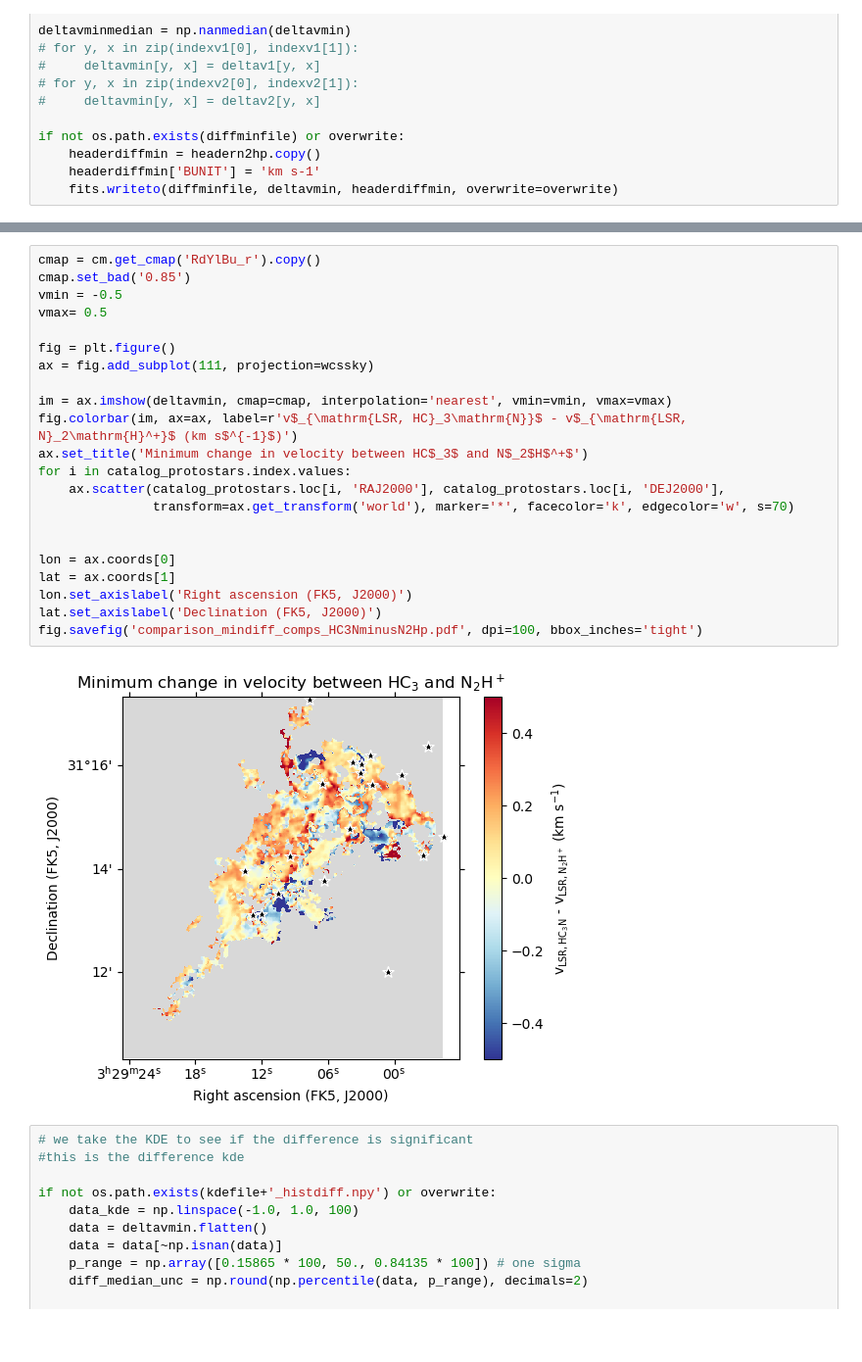
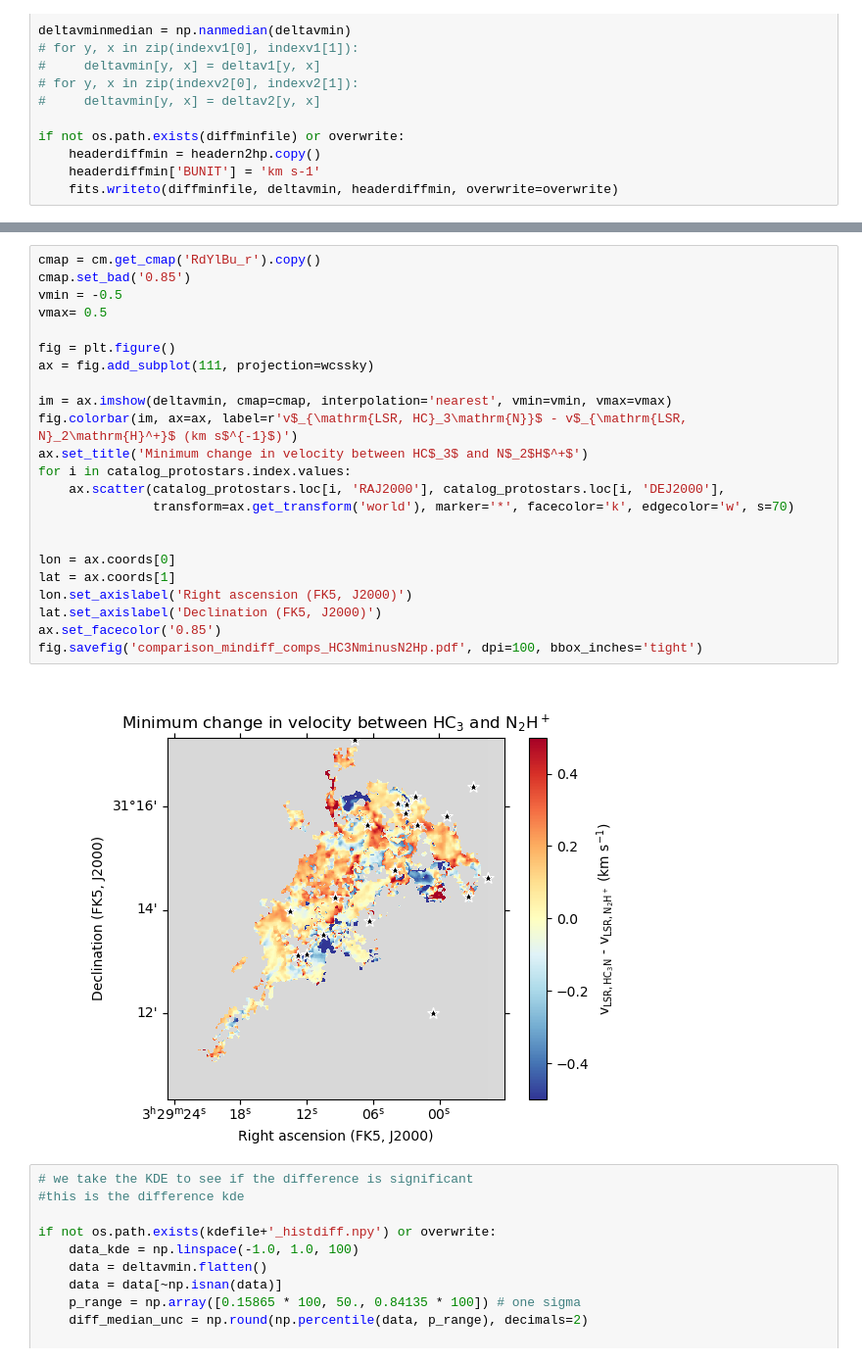
Before and after one commit to tere-valdivia/propstar_gasflow, a Jupyter notebook: clustering/comparison_velocities_N2Hp_HC3N.ipynb, the cells around one changed output, grey strips where cells are left out. Shown at 98% size. Cells and saved outputs as stored; diff of their text form; blank space fills up the shorter version.

```diff
--- a/clustering/comparison_velocities_N2Hp_HC3N.ipynb
+++ b/clustering/comparison_velocities_N2Hp_HC3N.ipynb
@@ -482,27 +482,28 @@ fig.savefig('comparison_mindiff_comps_HC3NminusN2Hp.pdf', dpi=100, bbox_inches='
 # %%
 cmap = cm.get_cmap('RdYlBu_r').copy()
 cmap.set_bad('0.85')
 vmin = -0.5
 vmax= 0.5
 
 fig = plt.figure()
 ax = fig.add_subplot(111, projection=wcssky)
 
 im = ax.imshow(deltavmin, cmap=cmap, interpolation='nearest', vmin=vmin, vmax=vmax)
 fig.colorbar(im, ax=ax, label=r'v$_{\mathrm{LSR, HC}_3\mathrm{N}}$ - v$_{\mathrm{LSR, N}_2\mathrm{H}^+}$ (km s$^{-1}$)')
 ax.set_title('Minimum change in velocity between HC$_3$ and N$_2$H$^+$')
 for i in catalog_protostars.index.values:
     ax.scatter(catalog_protostars.loc[i, 'RAJ2000'], catalog_protostars.loc[i, 'DEJ2000'],
                transform=ax.get_transform('world'), marker='*', facecolor='k', edgecolor='w', s=70)
 
 
 lon = ax.coords[0]
 lat = ax.coords[1]
 lon.set_axislabel('Right ascension (FK5, J2000)')
 lat.set_axislabel('Declination (FK5, J2000)')
+ax.set_facecolor('0.85')
 fig.savefig('comparison_mindiff_comps_HC3NminusN2Hp.pdf', dpi=100, bbox_inches='tight')
 # %% [output]
-[figure, old version]
+[figure, new version]
 # %%
 # we take the KDE to see if the difference is significant
 #this is the difference kde
```
Also changed, not shown: parts of 6 cells of this notebook, 13 other files.
